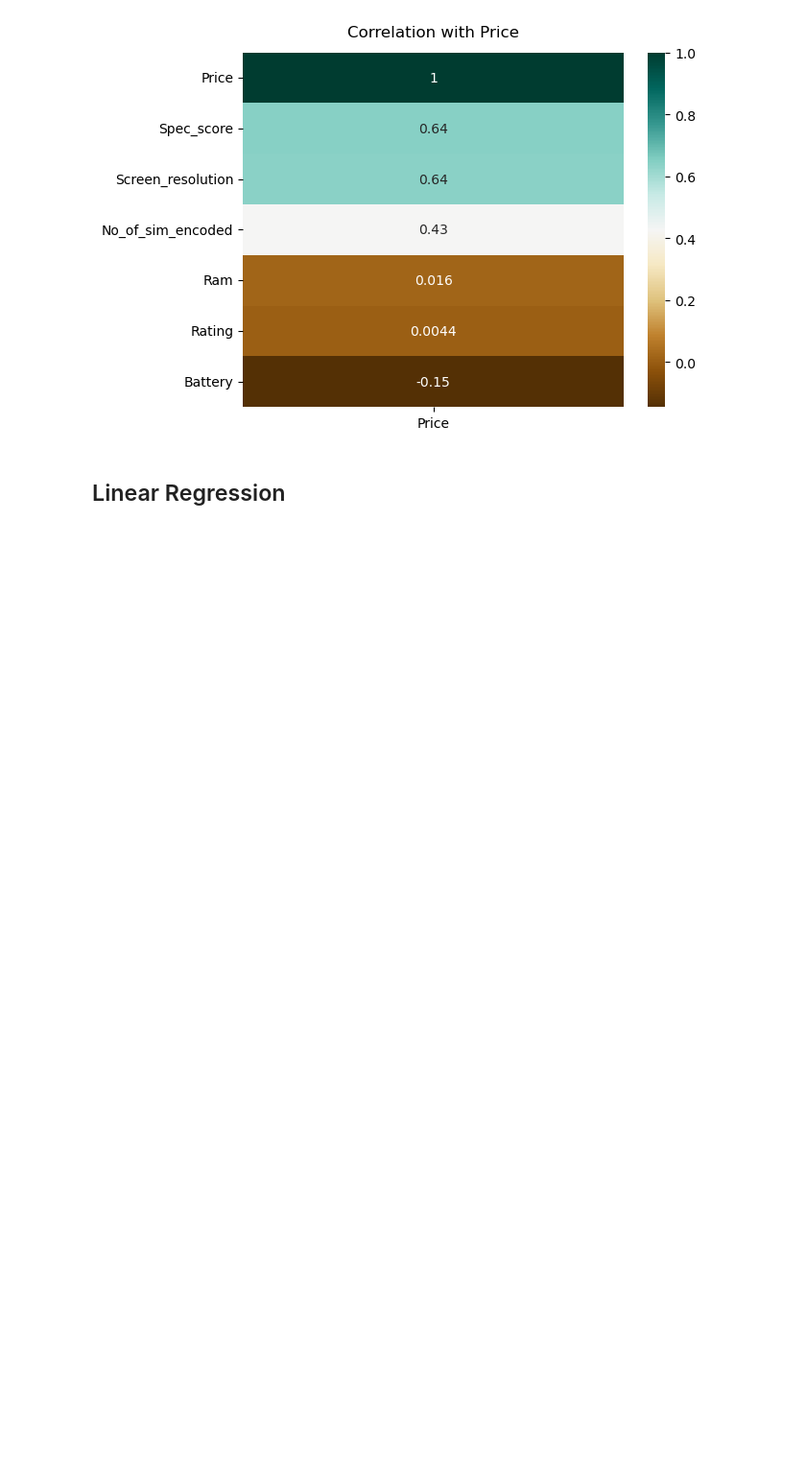
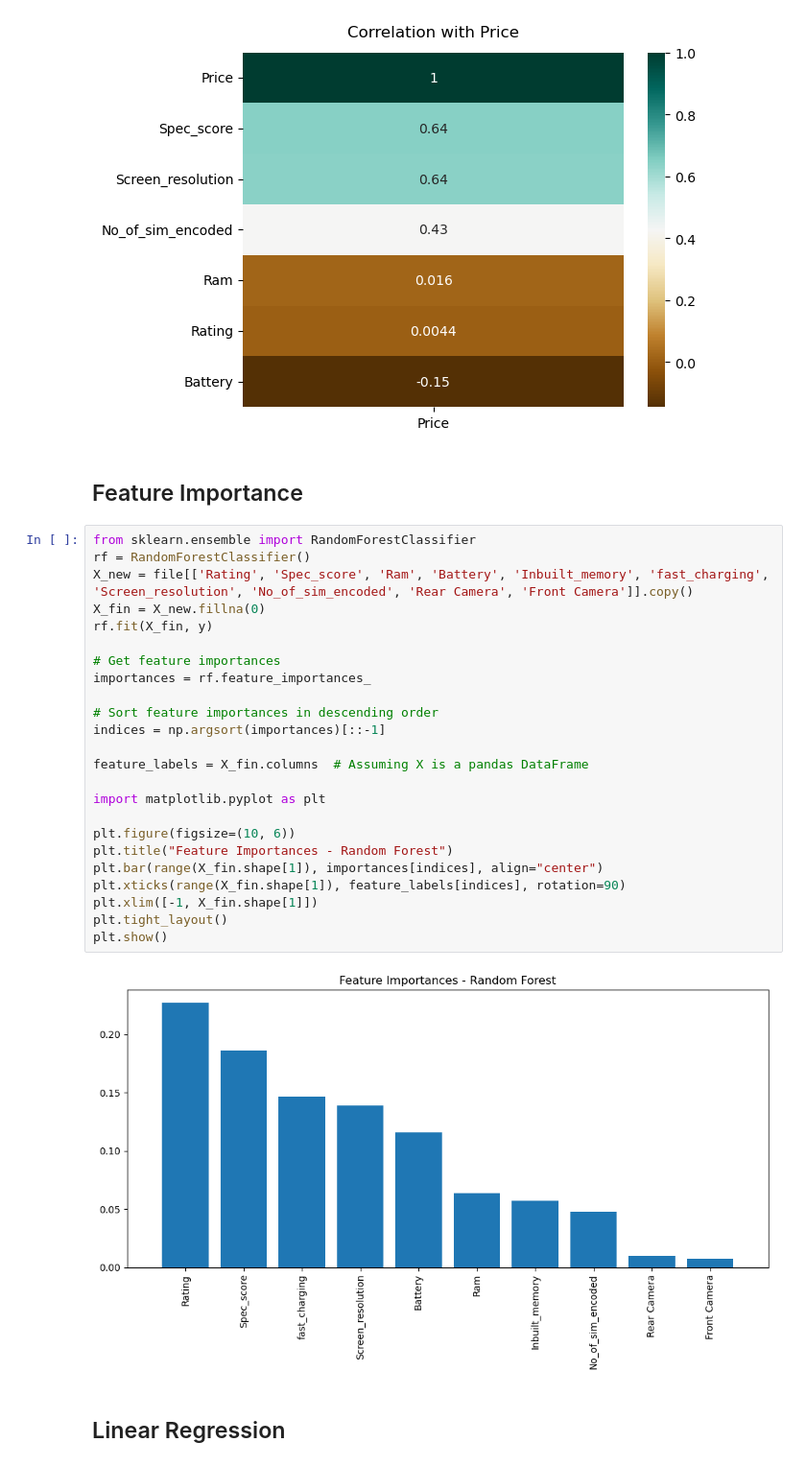
Before and after one commit to MassiCanosi/Machine-Learning-Training-Journey, a Jupyter notebook: Sample Analysis/Mobile phone Usability Analysis.ipynb, the cells around one changed output. Shown at 96% size. Cells and saved outputs as stored; diff of their text form; blank space fills up the shorter version.

Commit message:
random forest added

```diff
--- a/Sample Analysis/Mobile phone Usability Analysis.ipynb
+++ b/Sample Analysis/Mobile phone Usability Analysis.ipynb
@@ -351,6 +351,34 @@ heatmap1.set_title('Correlation with Price', fontdict={'fontsize':12}, pad=12)
 # %% [output]
 Text(0.5, 1.0, 'Correlation with Price')
 [figure]
+# %% [markdown]
+## Feature Importance
+# %%
+from sklearn.ensemble import RandomForestClassifier
+rf = RandomForestClassifier()
+X_new = file[['Rating', 'Spec_score', 'Ram', 'Battery', 'Inbuilt_memory', 'fast_charging', 'Screen_resolution', 'No_of_sim_encoded', 'Rear Camera', 'Front Camera']].copy()
+X_fin = X_new.fillna(0)
+rf.fit(X_fin, y)
+
+# Get feature importances
+importances = rf.feature_importances_
+
+# Sort feature importances in descending order
+indices = np.argsort(importances)[::-1]
+
+feature_labels = X_fin.columns  # Assuming X is a pandas DataFrame
+
+import matplotlib.pyplot as plt
+
+plt.figure(figsize=(10, 6))
+plt.title("Feature Importances - Random Forest")
+plt.bar(range(X_fin.shape[1]), importances[indices], align="center")
+plt.xticks(range(X_fin.shape[1]), feature_labels[indices], rotation=90)
+plt.xlim([-1, X_fin.shape[1]])
+plt.tight_layout()
+plt.show()
+# %% [output]
+[figure, added]
 # %% [markdown]
 ## Linear Regression
 # %%
```
Also changed, not shown: parts of 1 cell of this notebook.
